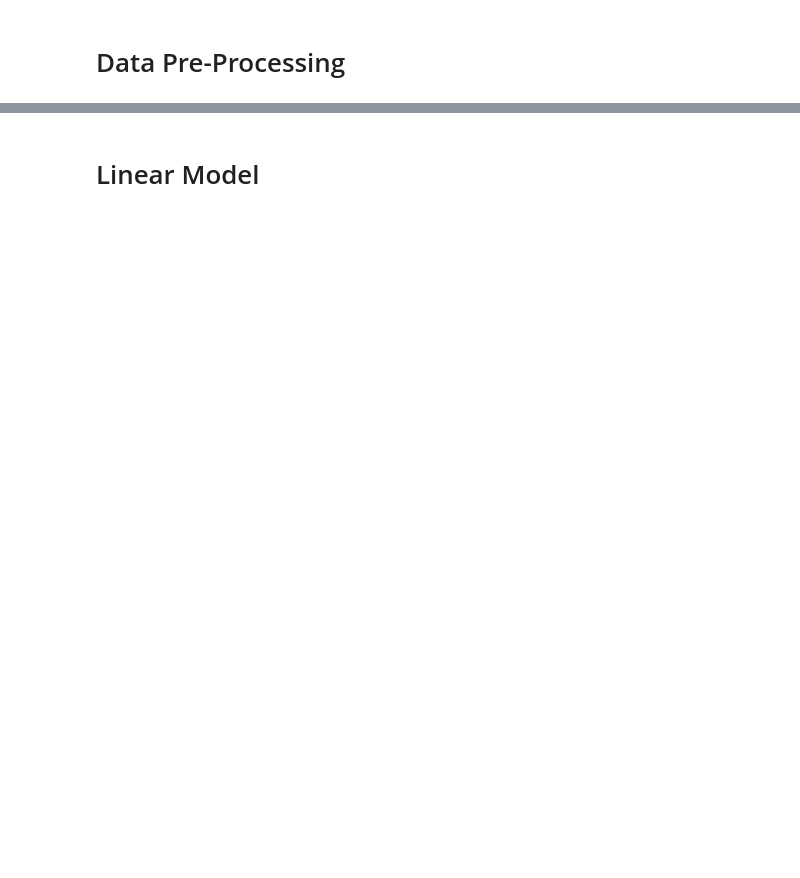
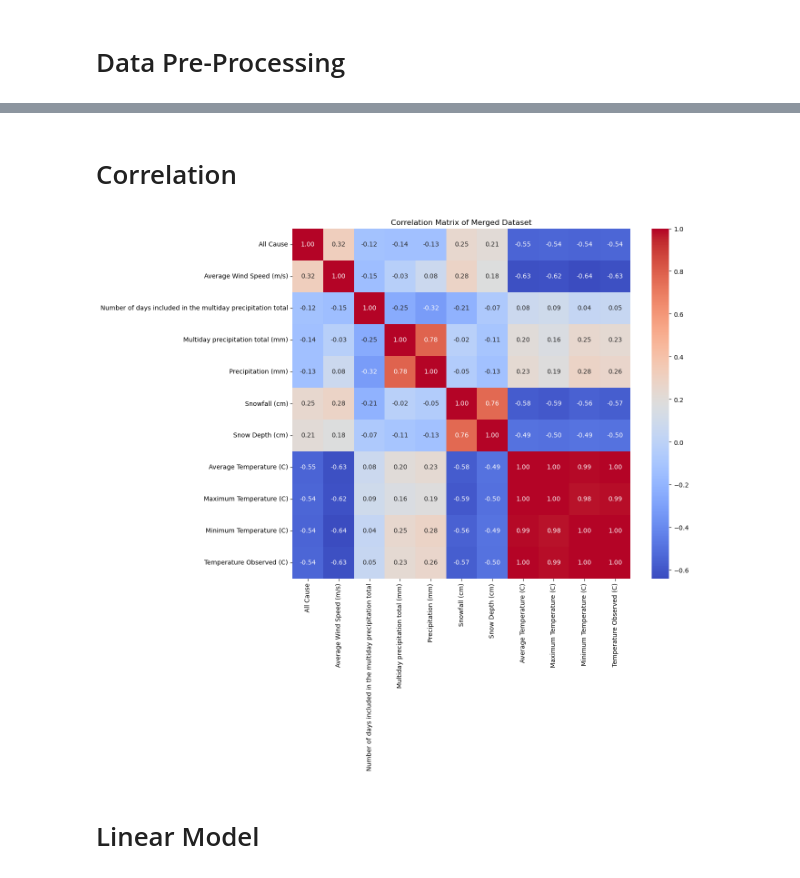
Before and after one commit to mohi-m/Mortality-Predictor, a Jupyter notebook: main.ipynb, the cells around one changed output, grey strips where cells are left out. Drawn from its saved outputs; the diff is of its cells as text; code cells hidden in the pictures; blank space fills up the shorter version.

```diff
--- a/main.ipynb
+++ b/main.ipynb
@@ -20,0 +65,7 @@ print("Number of rows in climate dataset: ", len(climate_dataset))
+# %%
+# Merge Columns
+mortality_dataset_illinois['Week Ending Date'] = pd.to_datetime(mortality_dataset_illinois['Week Ending Date'])
+climate_dataset['Week Ending Date'] = pd.to_datetime(climate_dataset['Week Ending Date'])
+merged_dataset = pd.merge(mortality_dataset_illinois, climate_dataset, on='Week Ending Date', how='inner')
+
+merged_dataset.head()
@@ -21,2 +80,22 @@ print("Number of rows in climate dataset: ", len(climate_dataset))
+# %% [markdown]
+# Correlation
+# %%
+import seaborn as sns
+import matplotlib.pyplot as plt
+
+
+# Compute the correlation matrix for numeric columns only and only All Cause
+columns = ['All Cause', 'Average Wind Speed (m/s)', 'Number of days included in the multiday precipitation total',
+           'Multiday precipitation total (mm)', 'Precipitation (mm)', 'Snowfall (cm)', 'Snow Depth (cm)',
+           'Average Temperature (C)', 'Maximum Temperature (C)', 'Minimum Temperature (C)', 'Temperature Observed (C)']
+correlation_matrix = merged_dataset[columns].corr()
+
+# Plot the heatmap
+plt.figure(figsize=(12, 10))
+sns.heatmap(correlation_matrix, annot=True, fmt=".2f", cmap="coolwarm", cbar=True)
+plt.title("Correlation Matrix of Merged Dataset")
+plt.show()
+# %% [output]
+[figure, added]
 # %% [markdown]
 # Linear Model
```
Also changed, not shown: parts of 8 cells of this notebook.
